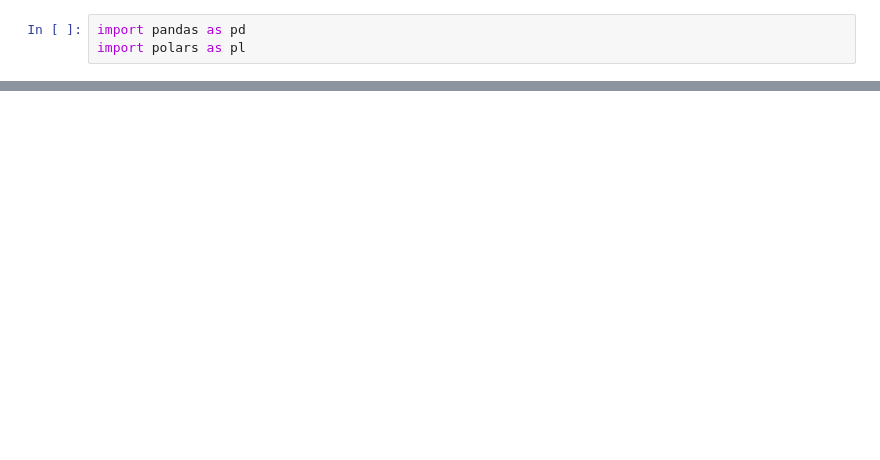
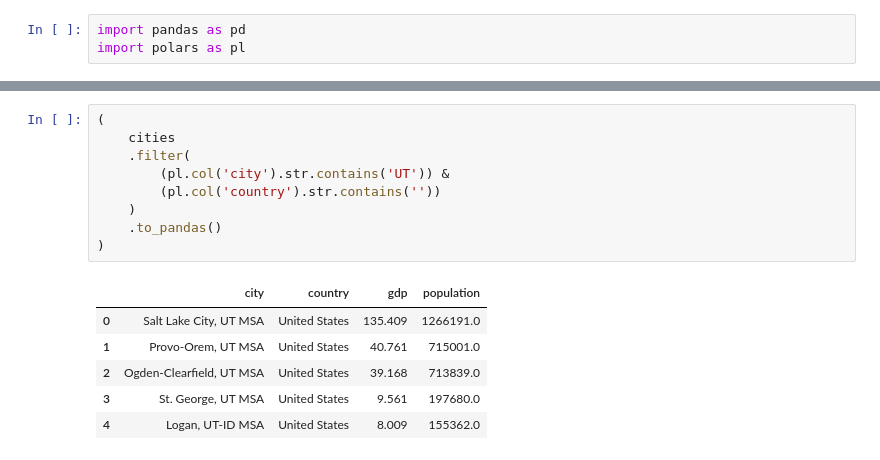
Before and after one commit to jrnastase410/streamlit-bbgm-hockey, a Jupyter notebook: notebooks/pull_cities.ipynb, the cells around one changed output, grey strips where cells are left out. Saved outputs shown, nothing was run; the diff lists cells and outputs as text; blank space fills up the shorter version.

```diff
--- a/notebooks/pull_cities.ipynb
+++ b/notebooks/pull_cities.ipynb
@@ -63,0 +639,16 @@ shape: (923, 4)
+# %%
+(
+    cities
+    .filter(
+        (pl.col('city').str.contains('UT')) &
+        (pl.col('country').str.contains(''))
+    )
+    .to_pandas()
+)
+# %% [output]
+|  | city | country | gdp | population |
+| 0 | Salt Lake City, UT MSA | United States | 135.409 | 1266191.0 |
+| 1 | Provo-Orem, UT MSA | United States | 40.761 | 715001.0 |
+| 2 | Ogden-Clearfield, UT MSA | United States | 39.168 | 713839.0 |
+| 3 | St. George, UT MSA | United States | 9.561 | 197680.0 |
+| 4 | Logan, UT-ID MSA | United States | 8.009 | 155362.0 |
```
Also changed, not shown: parts of 8 cells of this notebook, 15 other files.
